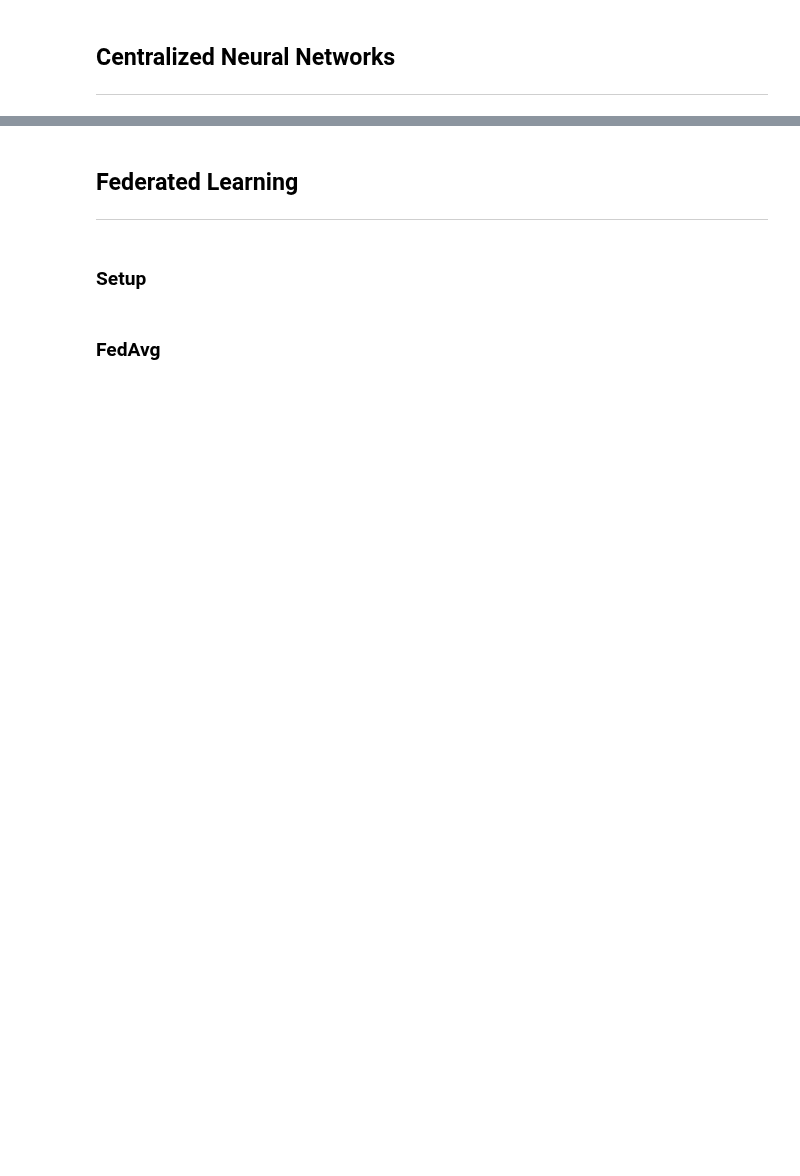
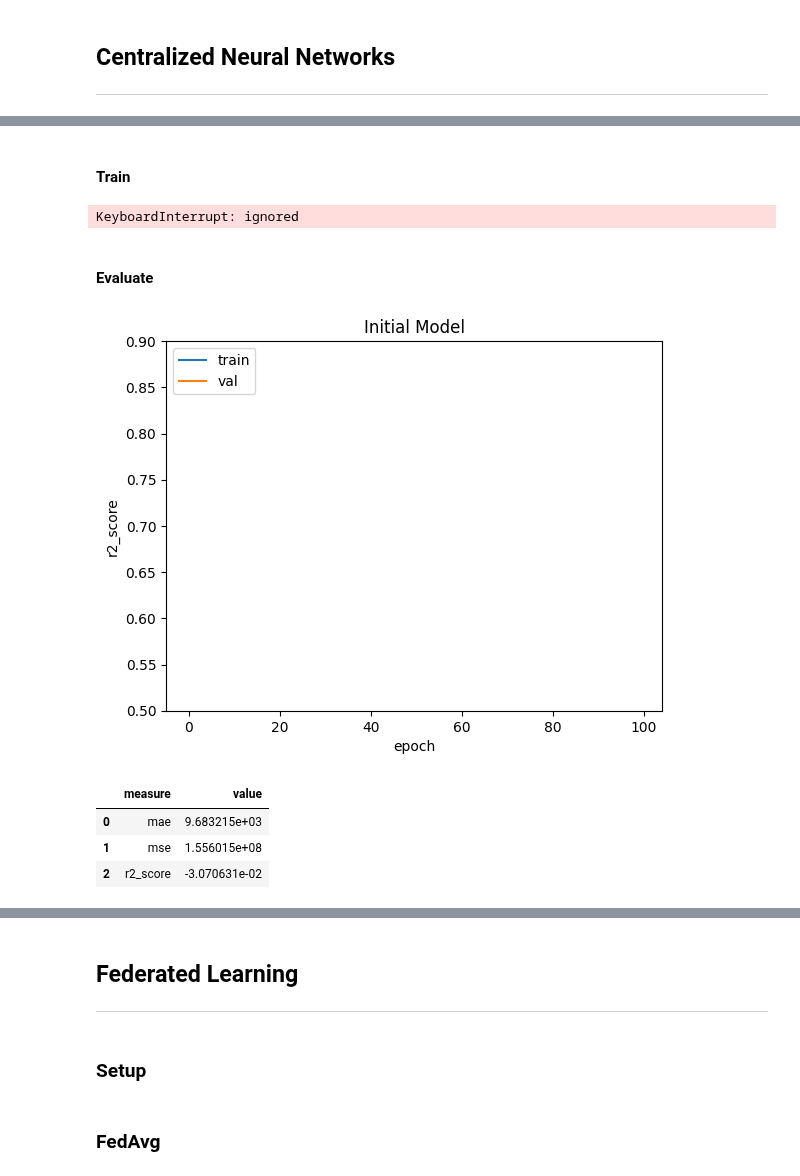
Before and after one commit to Olhaau/fl-official-statistics-addon, a Jupyter notebook: _dev/04_insurance_wrapup.ipynb, the cells around one changed output, grey strips where cells are left out. Drawn from its saved outputs; the diff is of its cells as text; code cells hidden in the pictures; blank space fills up the shorter version.

```diff
--- a/_dev/04_insurance_wrapup.ipynb
+++ b/_dev/04_insurance_wrapup.ipynb
@@ -355,0 +241,49 @@ X_train, X_test, y_train, y_test = train_test_split(
+# %% [markdown]
+#### Train
+# %%
+rtime = time.time()
+tf.random.set_seed(42)
+
+with tf.device('/device:GPU:0'):
+  hist0 = model0.fit(
+      X_train, y_train,
+      shuffle = True,
+      validation_split = 0.2,
+      epochs = 100,
+      verbose = 0
+  )
+
+rtime = time.time() - rtime
+print(rtime / 60)
+# %% [output]
+KeyboardInterrupt: ignored
+# %% [markdown]
+#### Evaluate
+# %%
+def plot_loss(hist, msr = 'loss'):
+  plt.plot(hist.history[msr])
+  plt.plot(hist.history['val_' + msr])
+  plt.ylabel(msr)
+  plt.xlabel('epoch')
+  plt.legend(['train', 'val'], loc='upper left')
+
+
+plot_loss(hist0, 'r2_score')
+plt.title('Initial Model')
+plt.ylim([0.5, 0.9])
+plt.show()
+#fig = plt.figure()
+#fig.savefig(plot_experiment_path + "/40_40_20_mse_adam_0_05_ReLU_bs256.png", dpi=fig.dpi)
+# %% [output]
+[figure, added]
+# %%
+# Test
+pd.DataFrame({
+    'measure': ["mae", 'mse', 'r2_score'],
+    'value': hist0.model.evaluate(X_test, y_test, verbose = 0)[1:]
+})
+# %% [output]
+|  | measure | value |
+| 0 | mae | 9.683215e+03 |
+| 1 | mse | 1.556015e+08 |
+| 2 | r2_score | -3.070631e-02 |
```
Also changed, not shown: parts of 37 cells of this notebook.
